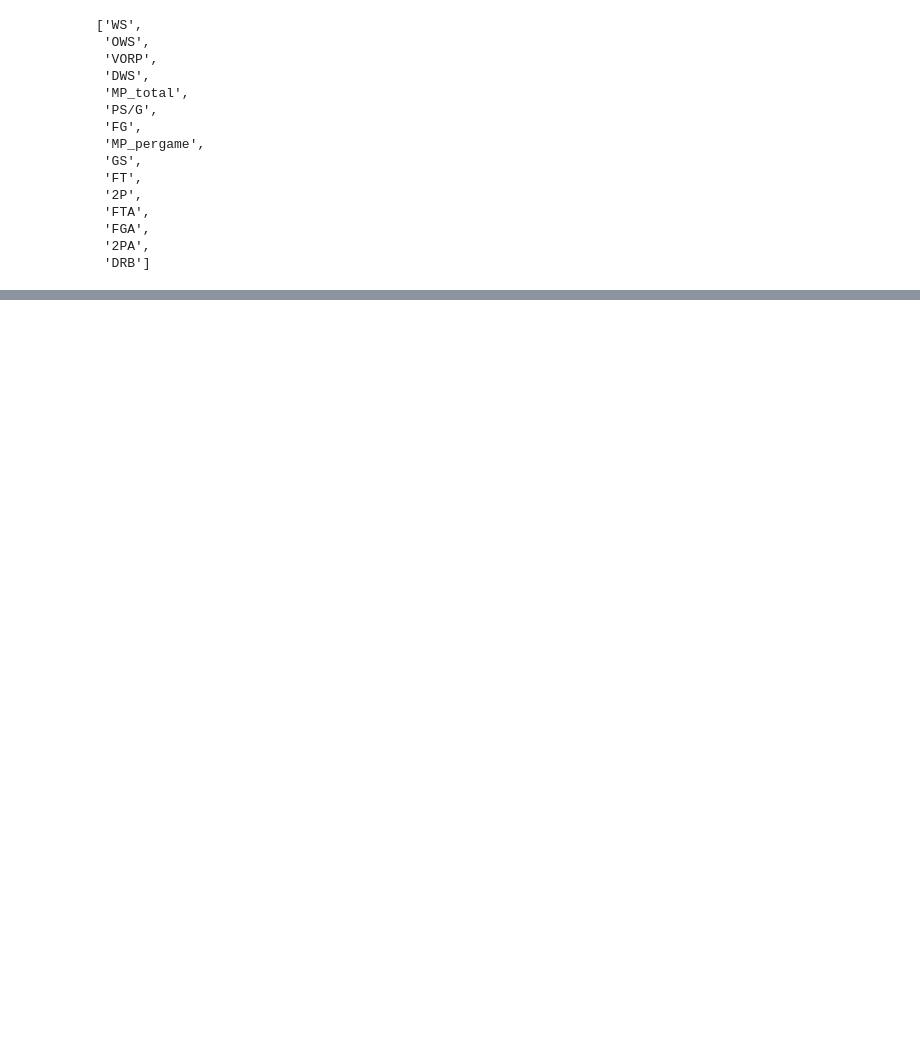
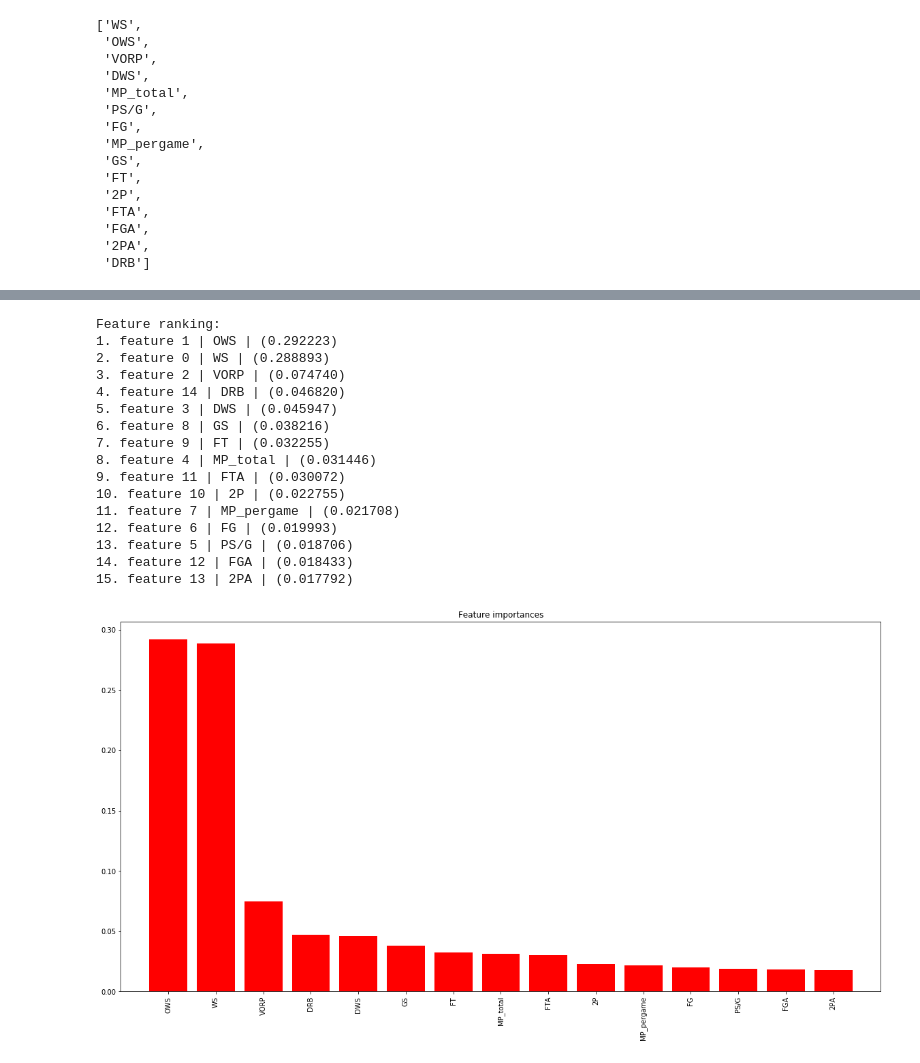
Before and after one commit to KirkAVoss/kv-capstone, a Jupyter notebook: NBAwinshare/2018.11.27 KV Work.ipynb, the cells around one changed output, grey strips where cells are left out. Cells and saved outputs as stored; diff of their text form; code cells hidden in the pictures; blank space fills up the shorter version.

```diff
--- a/NBAwinshare/2018.11.27 KV Work.ipynb
+++ b/NBAwinshare/2018.11.27 KV Work.ipynb
@@ -305,0 +418,20 @@ cols_to_train_from_correlation
+# %%
+plot_feature_importances(sr3, 6)
+# %% [output]
+Feature ranking:
+1. feature 1 | OWS | (0.292223)
+2. feature 0 | WS | (0.288893)
+3. feature 2 | VORP | (0.074740)
+4. feature 14 | DRB | (0.046820)
+5. feature 3 | DWS | (0.045947)
+6. feature 8 | GS | (0.038216)
+7. feature 9 | FT | (0.032255)
+8. feature 4 | MP_total | (0.031446)
+9. feature 11 | FTA | (0.030072)
+10. feature 10 | 2P | (0.022755)
+11. feature 7 | MP_pergame | (0.021708)
+12. feature 6 | FG | (0.019993)
+13. feature 5 | PS/G | (0.018706)
+14. feature 12 | FGA | (0.018433)
+15. feature 13 | 2PA | (0.017792)
+[figure, added]
```
Also changed, not shown: parts of 11 cells of this notebook.
